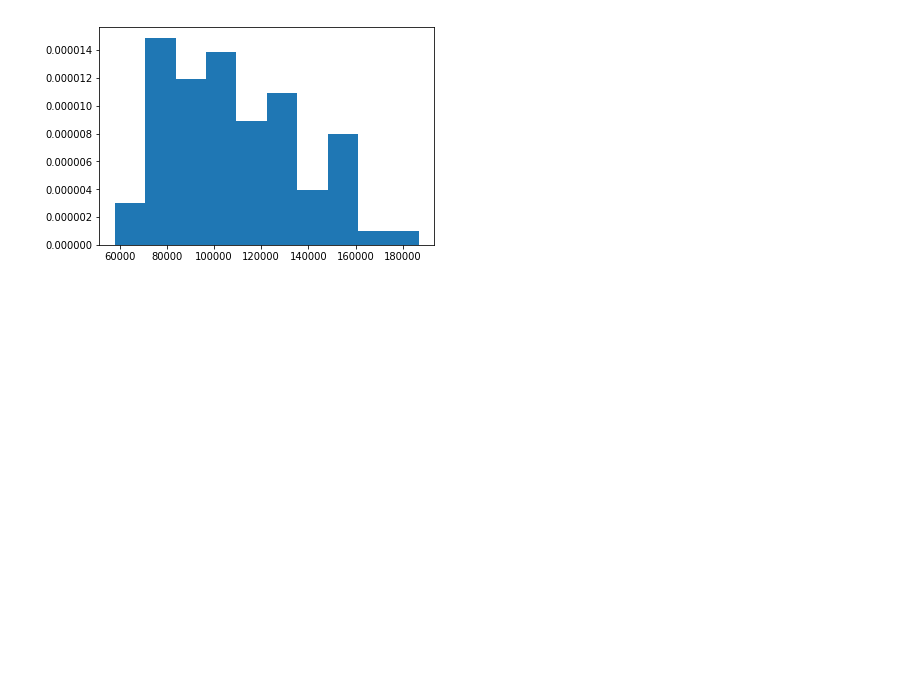
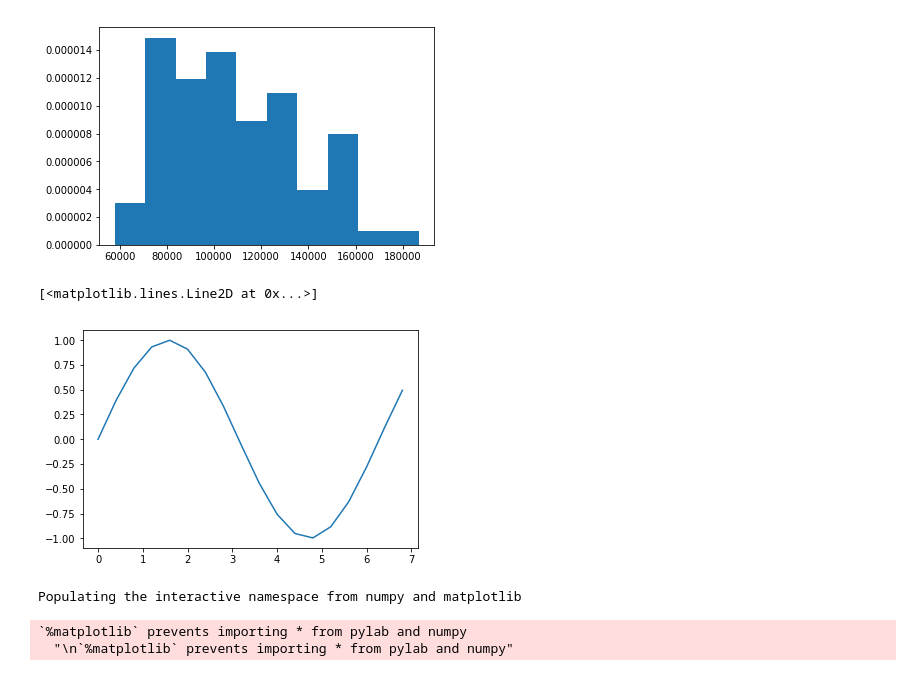
Before and after one commit to roemvaar/intro-data-science-itson-2019, a Jupyter notebook: plotting.ipynb, the cells around one changed output. Cells and saved outputs as stored; diff of their text form; code cells hidden in the pictures; blank space fills up the shorter version.

Commit message:
basic plotting

```diff
--- a/plotting.ipynb
+++ b/plotting.ipynb
@@ -172,3 +173,22 @@ plt.hist(df['salary'], bins=10, density=True)
         148212., 161128., 174044., 186960.]),
  <a list of 10 Patch objects>)
 [figure]
+# %%
+x = np.arange(0, 7, 0.4)
+y = np.sin(x)
+plt.plot(x, y)
+# %% [output]
+[<matplotlib.lines.Line2D at 0x...>]
+[figure, added]
+# %%
+%pylab inline
+exp1x = np.array((1,2,3))
+exp2x = np.array((4,5,6))
+theory_x = np.arange(0,7,0.4)
+theory_y = sin(theory_x)
+exp1 = sin(exp1x) + random.random(3)*.1
+exp2 = sin(exp2x) + random.random(3)*.1
+# %% [output]
+Populating the interactive namespace from numpy and matplotlib
+`%matplotlib` prevents importing * from pylab and numpy
+  "\n`%matplotlib` prevents importing * from pylab and numpy"
```
Also changed, not shown: parts of 2 cells of this notebook.
